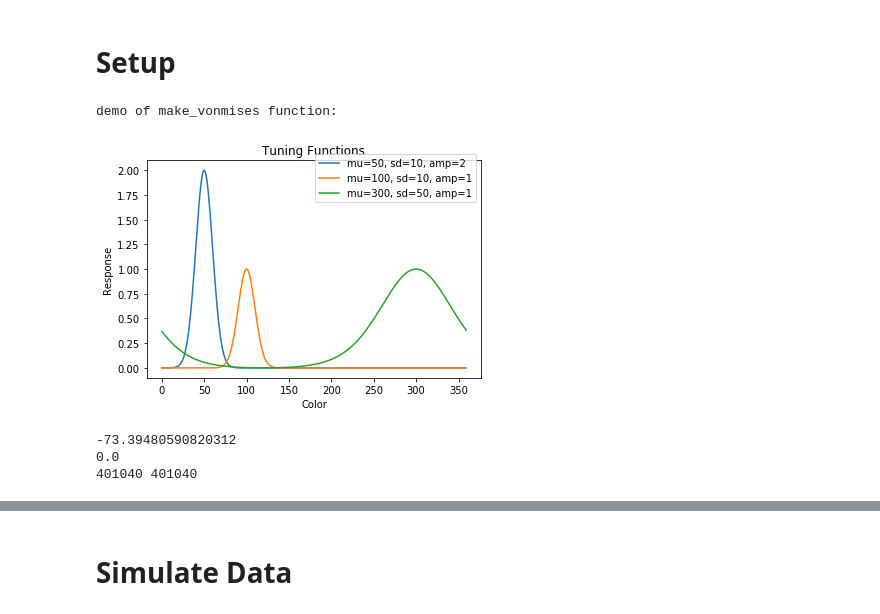
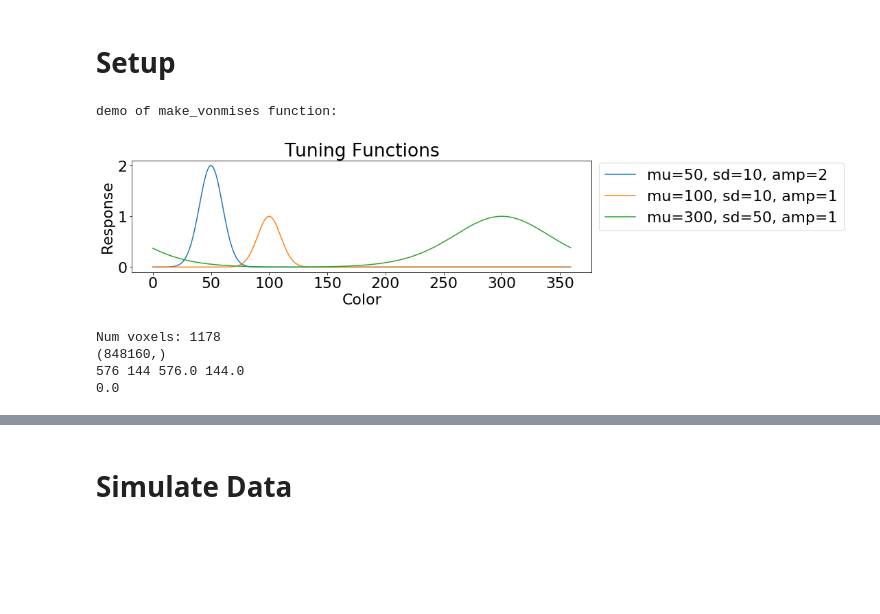
Before and after one commit to PaulScotti/iem_sim, a Jupyter notebook: iem_sim_current_version.ipynb, the cells around one changed output, grey strips where cells are left out. Saved outputs shown, nothing was run; the diff lists cells and outputs as text; code cells hidden in the pictures; blank space fills up the shorter version.

```diff
--- a/iem_sim_current_version.ipynb
+++ b/iem_sim_current_version.ipynb
@@ -29,6 +29,9 @@ def load_obj(name):
 # change default plotting
 plt.rcParams.update({'font.size': 22, 'figure.figsize': (12,3)})
 # %%
+# change default plotting
+plt.rcParams.update({'font.size': 22, 'figure.figsize': (12,3)})
+
 # Convenience functions
 k2sd = lambda k : np.sqrt( -2 * np.log( sp.special.iv(1,k) / sp.special.iv(0,k) ) )
 
@@ -149,34 +152,34 @@ nchannels=6
 def make_vonmises(xx,mu,sd,amp=1):
     res = np.exp(sd2k(np.deg2rad(sd))*np.cos(np.deg2rad(xx-mu)))/(2*np.pi*sp.special.i0(sd2k(np.deg2rad(sd))))
     res[np.isnan(res)] = 0 # if requesting a stick function (very small sd), return a stick function
     if np.all(res==0):
         res[int(np.floor(mu))] = amp
     norm_res = (res - np.min(res)) / (np.max(res) - np.min(res))
     return norm_res * amp
 
 def make_vonmises_iter(xx,mu,sd,amp=np.ones(nchannels)/nchannels):
     res1 = np.full( (360,len(mu)) , np.nan)
     for i in range(len(mu)):
         res = np.exp(sd2k(np.deg2rad(sd[i]))*np.cos(np.deg2rad(xx-mu[i])))/(2*np.pi*sp.special.i0(sd2k(np.deg2rad(sd[i]))))
         res[np.isnan(res)] = 0
         if np.all(res==0):
             res[int(np.floor(mu[i]))] = amp[i]
         norm_res = (res - np.min(res)) / (np.max(res) - np.min(res))
         res1[:,i] = norm_res * amp[i]
     return res1
 
 print('demo of make_vonmises function:')
 plt.plot(make_vonmises(np.linspace(0,359,360),50,10,[2]),label="mu=50, sd=10, amp=2")
 plt.plot(make_vonmises(np.linspace(0,359,360),100,10,[1]),label="mu=100, sd=10, amp=1")
 plt.plot(make_vonmises(np.linspace(0,359,360),300,50,[1]),label="mu=300, sd=50, amp=1")
 plt.xlabel('Color')
 plt.ylabel('Response')
 plt.legend(bbox_to_anchor=(1, 1.05))
 plt.title("Tuning Functions")
 plt.show()
 # %% [output]
 demo of make_vonmises function:
-[figure, old version]
+[figure, new version]
 # %%
 ### function to automate voxel simulation ###
 def sim_vox(plotting=0):
@@ -252,35 +255,61 @@ full_betas = np.mean([lhd_beta,rhd_beta,lhv_beta,rhv_beta],axis=0)
 # %%
 # create trial_by_vox and trial_features from our data
 np.random.seed(1)
+cur_roi='all'
 ntrials = 720
-#(145+292+169+474), lhd lhv rhd rhv
-roi_vox = np.full((4),0)
+nvoxels = 0
+
+lhd=load_obj("lh_v1d")
+rhd=load_obj("rh_v1d")
+lhv=load_obj("lh_v1v")
+rhv=load_obj("rh_v1v")
+
+for roi in [lhd,lhv,rhd,rhv]:
+    temp=roi['betas0'][0]
+    nvoxels+=len(temp[~np.isnan(temp)])
+del temp
+
 vox_betas = []
-features = []
+vox_trial = []
+# vox_id = []
+
 for trial in range(ntrials):
-    o=0
-    for roi in [lhd,rhv]: #[lhd,lhv,rhd,rhv]
+    data = [];
+    for roi in [lhd,lhv,rhd,rhv]: #[lhd,lhv,rhd,rhv]
         if trial < 360:
-            data = roi['betas0'][trial]
+            data = np.concatenate([data,roi['betas0'][trial]])
             select = data[np.where(~np.isnan(data))]
-            vox_betas = np.concatenate([vox_betas,select])
-            features = np.concatenate([features,np.repeat(trial,select.size)])
-            roi_vox[o]+=select.size
         else:
-            data = roi['betas1'][trial-360]
+            data = np.concatenate([data,roi['betas1'][trial-360]])
             select = data[np.where(~np.isnan(data))]
-            vox_betas = np.concatenate([vox_betas,select])
-            features = np.concatenate([features,np.repeat(trial-360,select.size)])
-            roi_vox[o]+=select.size
-        o+=1
-print(np.min(vox_betas))
+    vox_betas = np.concatenate([vox_betas,select])
+    vox_trial = np.concatenate([vox_trial,np.repeat(trial,select.size)])
+#     vox_id = np.concatenate([vox_id,np.arange(nvoxels)])
+del roi; del lhd; del lhv; del rhd; del rhv; # free up computing power
+print("Num voxels: {}".format(nvoxels))
+print(vox_betas.shape)
+
+train_trials=np.arange(ntrials)
+test_trials=np.arange(0,ntrials,5)
+train_trials=np.where(~np.isin(train_trials,test_trials))[0]
+print(len(train_trials),len(test_trials),ntrials*.8,ntrials*.2)
+
 vox_betas-=np.min(vox_betas)
-print(np.min(vox_betas))
-print(vox_betas.size,features.size)
+
+train_vox_betas = vox_betas[np.where(np.isin(vox_trial,train_trials))[0]]
+test_vox_betas = vox_betas[np.where(np.isin(vox_trial,test_trials))[0]]
+train_vox_trial = vox_trial[np.where(np.isin(vox_trial,train_trials))[0]]
+test_vox_trial = vox_trial[np.where(np.isin(vox_trial,test_trials))[0]]
+train_vox_features = within360(train_vox_trial)
+test_vox_features = within360(test_vox_trial)
+
+trial_features=np.tile(np.arange(360),2)
+print(np.min(train_vox_betas))
 # %% [output]
--73.39480590820312
+Num voxels: 1178
+(848160,)
+576 144 576.0 144.0
 0.0
-401040 401040
 # %%
 plt.scatter(np.arange(360),lhd_beta,label='lh V1d')
 plt.scatter(np.arange(360),lhv_beta,label='lh V1v')
```
Also changed, not shown: parts of 30 cells of this notebook.
